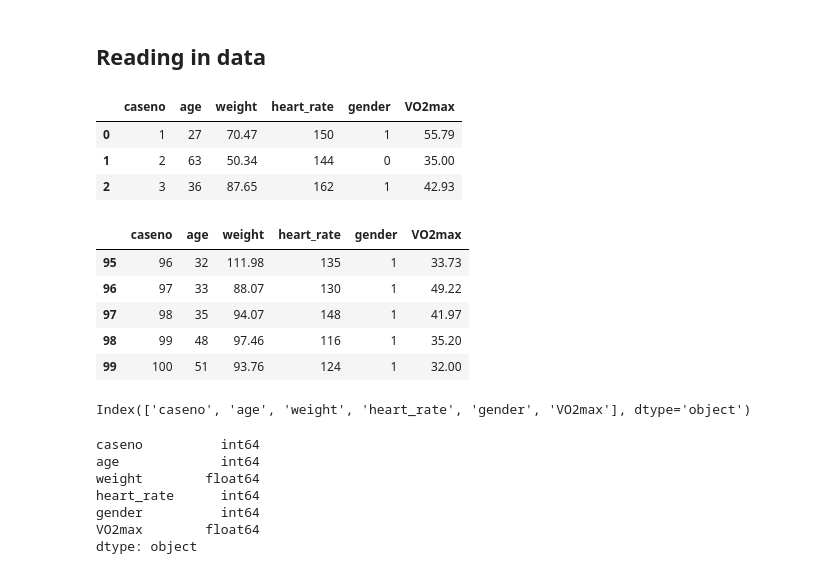
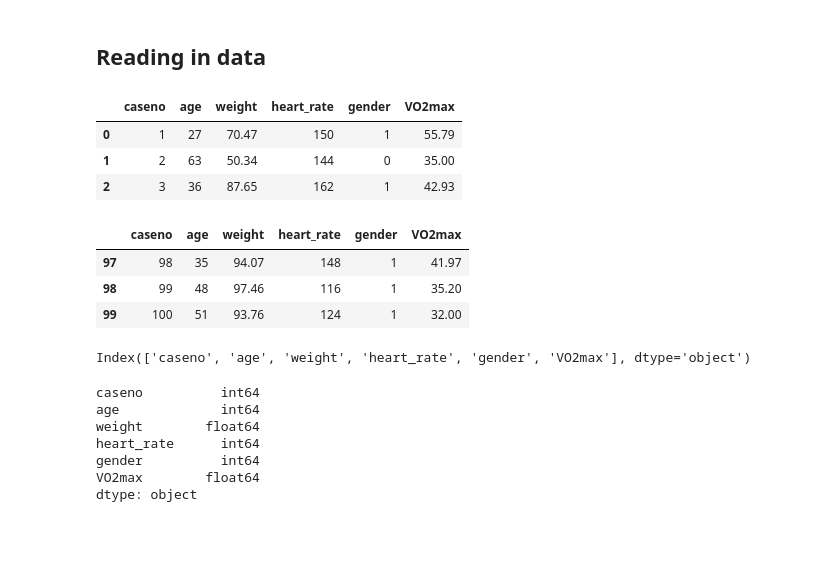
Before and after one commit to lyashevska/python-for-biomechanics, a Jupyter notebook: 1. Introduction to Pandas.ipynb, the cells around one changed output. Drawn from its saved outputs; the diff is of its cells as text; code cells hidden in the pictures; blank space fills up the shorter version.

```diff
--- a/Introduction to Pandas.ipynb
+++ b/1. Introduction to Pandas.ipynb
@@ -163,23 +161,24 @@ df = pd.read_csv('data/VO2max.csv')
-# %%
-df.head(3)
-# %% [output]
-|  | caseno | age | weight | heart_rate | gender | VO2max |
-| 0 | 1 | 27 | 70.47 | 150 | 1 | 55.79 |
-| 1 | 2 | 63 | 50.34 | 144 | 0 | 35.00 |
-| 2 | 3 | 36 | 87.65 | 162 | 1 | 42.93 |
-# %%
-df.tail()
-# %% [output]
-|  | caseno | age | weight | heart_rate | gender | VO2max |
-| 95 | 96 | 32 | 111.98 | 135 | 1 | 33.73 |
-| 96 | 97 | 33 | 88.07 | 130 | 1 | 49.22 |
-| 97 | 98 | 35 | 94.07 | 148 | 1 | 41.97 |
-| 98 | 99 | 48 | 97.46 | 116 | 1 | 35.20 |
-| 99 | 100 | 51 | 93.76 | 124 | 1 | 32.00 |
-# %%
-df.columns
-# %% [output]
-Index(['caseno', 'age', 'weight', 'heart_rate', 'gender', 'VO2max'], dtype='object')
+# %%
+# inspect the first 3 rows
+df.head(3)
+# %% [output]
+|  | caseno | age | weight | heart_rate | gender | VO2max |
+| 0 | 1 | 27 | 70.47 | 150 | 1 | 55.79 |
+| 1 | 2 | 63 | 50.34 | 144 | 0 | 35.00 |
+| 2 | 3 | 36 | 87.65 | 162 | 1 | 42.93 |
+# %%
+# inspect the last 3 rows
+df.tail(3)
+# %% [output]
+|  | caseno | age | weight | heart_rate | gender | VO2max |
+| 97 | 98 | 35 | 94.07 | 148 | 1 | 41.97 |
+| 98 | 99 | 48 | 97.46 | 116 | 1 | 35.20 |
+| 99 | 100 | 51 | 93.76 | 124 | 1 | 32.00 |
+# %%
+# Print the name of all the columns
+df.columns
+# %% [output]
+Index(['caseno', 'age', 'weight', 'heart_rate', 'gender', 'VO2max'], dtype='object')
 # %%
 # check data type for each column
 df.dtypes
```
Also changed, not shown: parts of 22 cells of this notebook, 2 other files.
